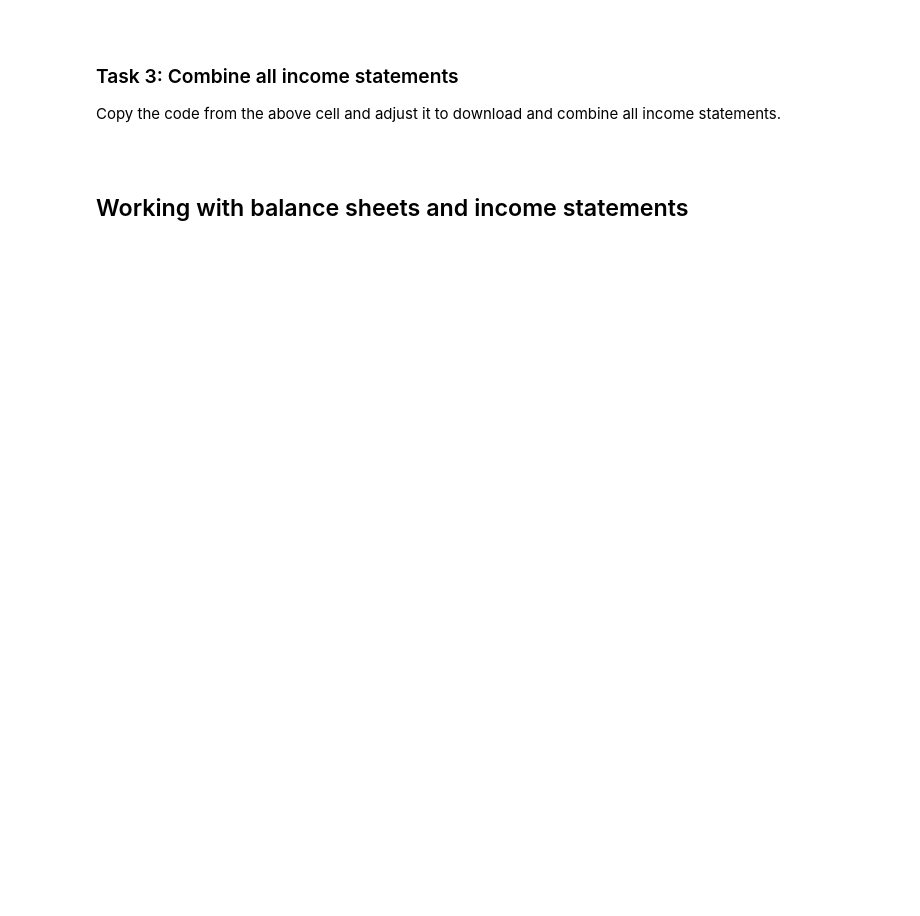
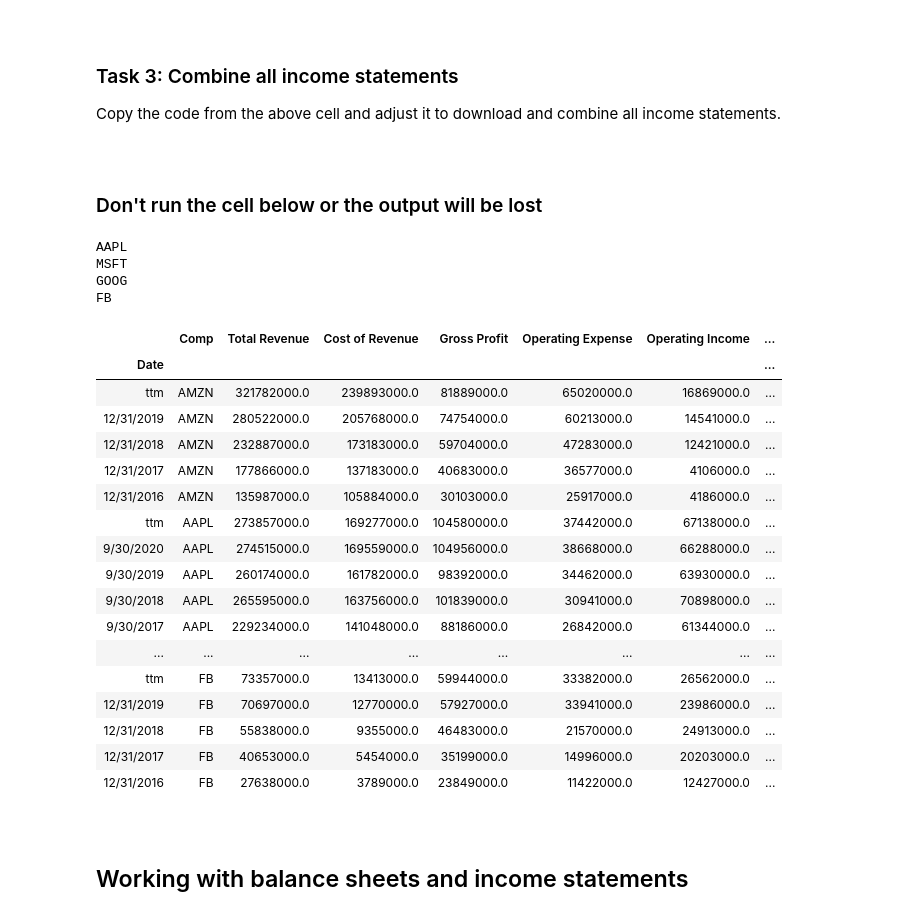
Before and after one commit to mwiemers/py4Acc_03, a Jupyter notebook: py4acc_03.ipynb, the cells around one changed output. Cells and saved outputs as stored; diff of their text form; code cells hidden in the pictures; blank space fills up the shorter version.

```diff
--- a/py4acc_03.ipynb
+++ b/py4acc_03.ipynb
@@ -184,6 +260,36 @@ display()
 ### Task 3: Combine all income statements
 
 Copy the code from the above cell and adjust it to download and combine all income statements.
+# %% [markdown]
+&nbsp;
+
+### Don't run the cell below or the output will be lost
+# %%
+# display balance sheets
+display(income_statements)
+# %% [output]
+AAPL
+MSFT
+GOOG
+FB
+|  | Comp | Total Revenue | Cost of Revenue | Gross Profit | Operating Expense | Operating Income | ... |
+| Date |  |  |  |  |  |  | ... |
+| ttm | AMZN | 321782000.0 | 239893000.0 | 81889000.0 | 65020000.0 | 16869000.0 | ... |
+| 12/31/2019 | AMZN | 280522000.0 | 205768000.0 | 74754000.0 | 60213000.0 | 14541000.0 | ... |
+| 12/31/2018 | AMZN | 232887000.0 | 173183000.0 | 59704000.0 | 47283000.0 | 12421000.0 | ... |
+| 12/31/2017 | AMZN | 177866000.0 | 137183000.0 | 40683000.0 | 36577000.0 | 4106000.0 | ... |
+| 12/31/2016 | AMZN | 135987000.0 | 105884000.0 | 30103000.0 | 25917000.0 | 4186000.0 | ... |
+| ttm | AAPL | 273857000.0 | 169277000.0 | 104580000.0 | 37442000.0 | 67138000.0 | ... |
+| 9/30/2020 | AAPL | 274515000.0 | 169559000.0 | 104956000.0 | 38668000.0 | 66288000.0 | ... |
+| 9/30/2019 | AAPL | 260174000.0 | 161782000.0 | 98392000.0 | 34462000.0 | 63930000.0 | ... |
+| 9/30/2018 | AAPL | 265595000.0 | 163756000.0 | 101839000.0 | 30941000.0 | 70898000.0 | ... |
+| 9/30/2017 | AAPL | 229234000.0 | 141048000.0 | 88186000.0 | 26842000.0 | 61344000.0 | ... |
+| ... | ... | ... | ... | ... | ... | ... | ... |
+| ttm | FB | 73357000.0 | 13413000.0 | 59944000.0 | 33382000.0 | 26562000.0 | ... |
+| 12/31/2019 | FB | 70697000.0 | 12770000.0 | 57927000.0 | 33941000.0 | 23986000.0 | ... |
+| 12/31/2018 | FB | 55838000.0 | 9355000.0 | 46483000.0 | 21570000.0 | 24913000.0 | ... |
+| 12/31/2017 | FB | 40653000.0 | 5454000.0 | 35199000.0 | 14996000.0 | 20203000.0 | ... |
+| 12/31/2016 | FB | 27638000.0 | 3789000.0 | 23849000.0 | 11422000.0 | 12427000.0 | ... |
 # %% [markdown]
 &nbsp;
 
```
Also changed, not shown: parts of 19 cells of this notebook.
